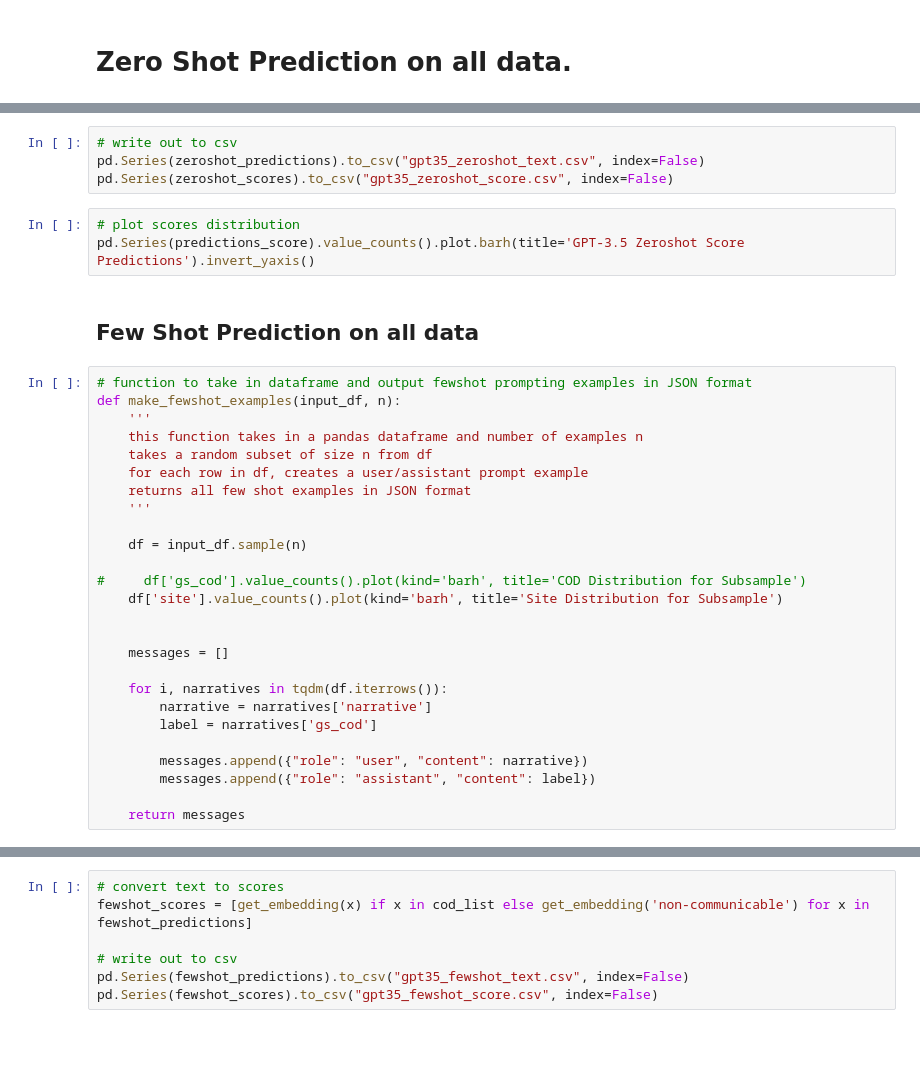
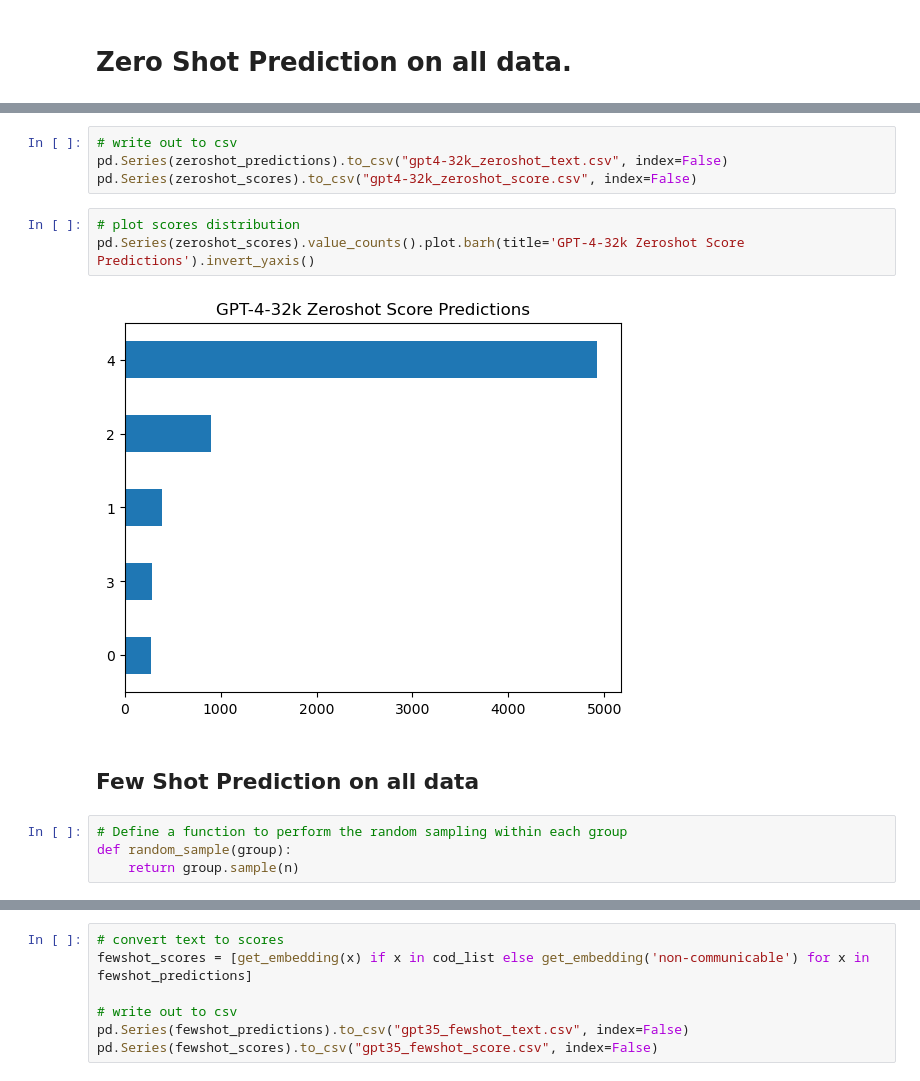
Before and after one commit to avisokay/va_nlp, a Jupyter notebook: src/gpt_nlp/prompt_engineering.ipynb, the cells around one changed output, grey strips where cells are left out. Saved outputs shown, nothing was run; the diff lists cells and outputs as text; blank space fills up the shorter version.

Commit message:
finished gpt4 zero shot

```diff
--- a/src/gpt_nlp/prompt_engineering.ipynb
+++ b/src/gpt_nlp/prompt_engineering.ipynb
@@ -161,35 +170,15 @@ NameError: name 'zeroshot_predictions' is not defined
 # %%
 # write out to csv
-pd.Series(zeroshot_predictions).to_csv("gpt35_zeroshot_text.csv", index=False)
-pd.Series(zeroshot_scores).to_csv("gpt35_zeroshot_score.csv", index=False)
+pd.Series(zeroshot_predictions).to_csv("gpt4-32k_zeroshot_text.csv", index=False)
+pd.Series(zeroshot_scores).to_csv("gpt4-32k_zeroshot_score.csv", index=False)
 # %%
 # plot scores distribution
-pd.Series(predictions_score).value_counts().plot.barh(title='GPT-3.5 Zeroshot Score Predictions').invert_yaxis()
+pd.Series(zeroshot_scores).value_counts().plot.barh(title='GPT-4-32k Zeroshot Score Predictions').invert_yaxis()
+# %% [output]
+[figure, added]
 # %% [markdown]
 ## Few Shot Prediction on all data
-# %%
-# function to take in dataframe and output fewshot prompting examples in JSON format
-def make_fewshot_examples(input_df, n):
-    '''
-    this function takes in a pandas dataframe and number of examples n
-    takes a random subset of size n from df
-    for each row in df, creates a user/assistant prompt example
-    returns all few shot examples in JSON format
-    '''
-
-    df = input_df.sample(n)
-
-#     df['gs_cod'].value_counts().plot(kind='barh', title='COD Distribution for Subsample')
-    df['site'].value_counts().plot(kind='barh', title='Site Distribution for Subsample')
-
-
-    messages = []
-
-    for i, narratives in tqdm(df.iterrows()):
-        narrative = narratives['narrative']
-        label = narratives['gs_cod']
-
-        messages.append({"role": "user", "content": narrative})
-        messages.append({"role": "assistant", "content": label})
-
-    return messages
+# %%
+# Define a function to perform the random sampling within each group
+def random_sample(group):
+    return group.sample(n)
```
Also changed, not shown: parts of 17 cells of this notebook, 2 other files.
